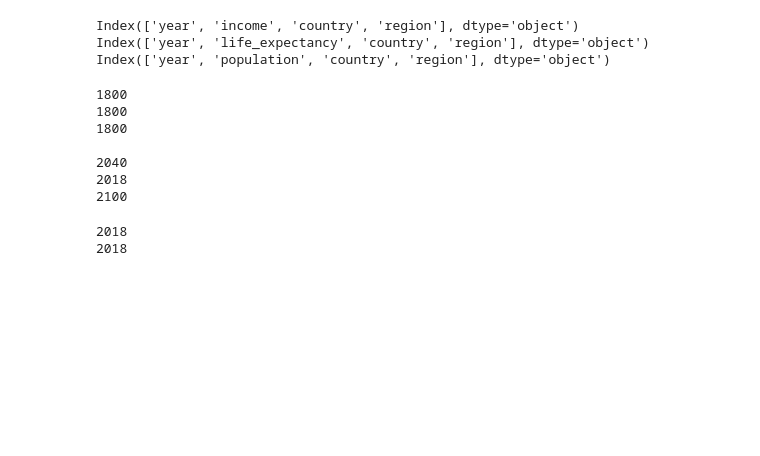
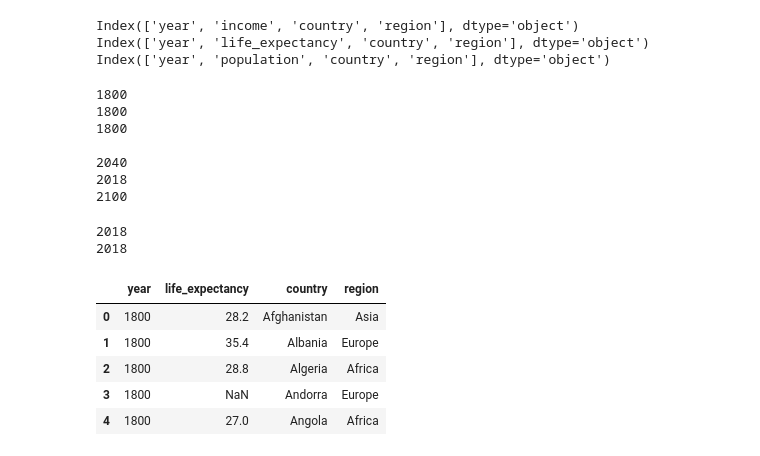
Before and after one commit to jasonzelaya/Gapminder, a Jupyter notebook: assets/data/data_wrangling.ipynb, the cells around one changed output. Cells and saved outputs as stored; diff of their text form; code cells hidden in the pictures; blank space fills up the shorter version.

```diff
--- a/assets/data/data_transformation.ipynb
+++ b/assets/data/data_wrangling.ipynb
@@ -337,5 +337,18 @@ print(pop_2018["year"].max())
 # %% [output]
 2018
 2018
+# %%
+# Keep data frame variables consistent
+lex_2018 = lex_drop.copy()
+
+# Preview data frame
+lex_2018.head()
+# %% [output]
+|  | year | life_expectancy | country | region |
+| 0 | 1800 | 28.2 | Afghanistan | Asia |
+| 1 | 1800 | 35.4 | Albania | Europe |
+| 2 | 1800 | 28.8 | Algeria | Africa |
+| 3 | 1800 | NaN | Andorra | Europe |
+| 4 | 1800 | 27.0 | Angola | Africa |
 # %%
 # Confirm row count still matches
```
Also changed, not shown: parts of 20 cells of this notebook, 1 other file.
